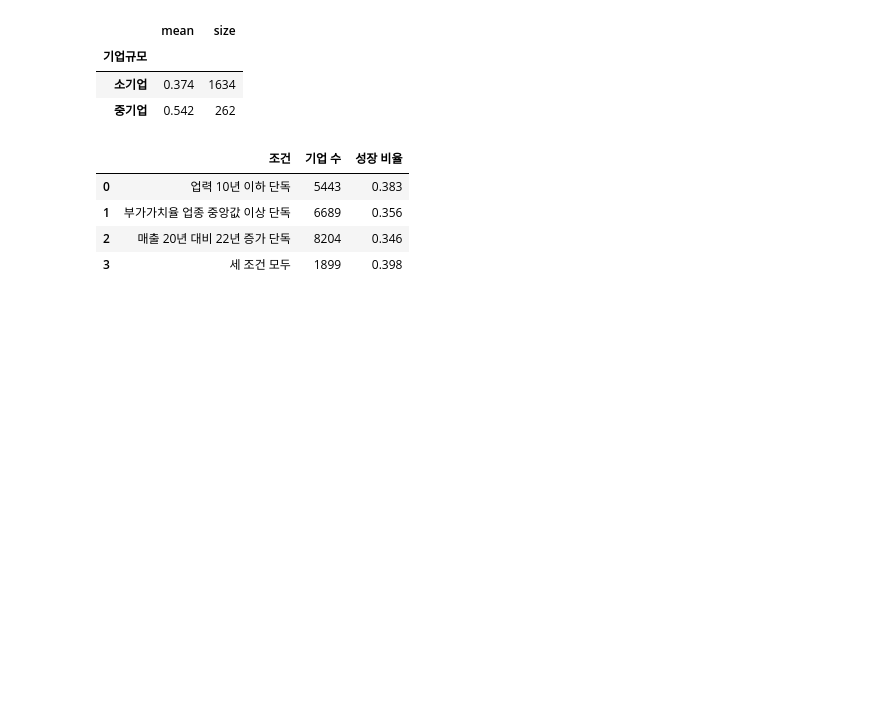
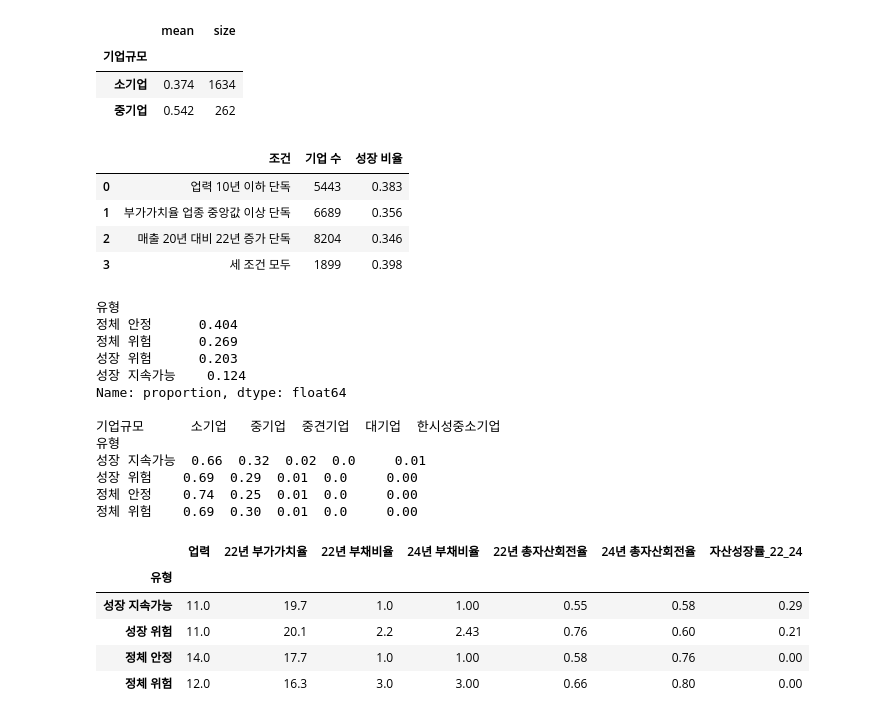
Before and after one commit to JeongHyck06/2026-2_DS_Hackathon, a Jupyter notebook: notebooks/strategy.ipynb, the cells around one changed output. Saved outputs shown, nothing was run; the diff lists cells and outputs as text; code cells hidden in the pictures; blank space fills up the shorter version.

```diff
--- a/notebooks/strategy.ipynb
+++ b/notebooks/strategy.ipynb
@@ -188,3 +191,30 @@ pd.DataFrame(rows).round(3)
 | 1 | 부가가치율 업종 중앙값 이상 단독 | 6689 | 0.356 |
 | 2 | 매출 20년 대비 22년 증가 단독 | 8204 | 0.346 |
 | 3 | 세 조건 모두 | 1899 | 0.398 |
+# %%
+# 성장 x 지속가능 유형별 특성. 어떤 기업이 성장 위험 유형에 많은지
+cols = ["업력", "22년 부가가치율", "22년 부채비율", "24년 부채비율", "22년 총자산회전율", "24년 총자산회전율", "자산성장률_22_24"]
+print(df["유형"].value_counts(normalize=True).round(3))
+print()
+print(pd.crosstab(df["유형"], df["기업규모"], normalize="index").round(2))
+df.groupby("유형", observed=True)[cols].median().round(2)
+# %% [output]
+유형
+정체 안정      0.404
+정체 위험      0.269
+성장 위험      0.203
+성장 지속가능    0.124
+Name: proportion, dtype: float64
+
+기업규모      소기업   중기업  중견기업  대기업  한시성중소기업
+유형
+성장 지속가능  0.66  0.32  0.02  0.0     0.01
+성장 위험    0.69  0.29  0.01  0.0     0.00
+정체 안정    0.74  0.25  0.01  0.0     0.00
+정체 위험    0.69  0.30  0.01  0.0     0.00
+|  | 업력 | 22년 부가가치율 | 22년 부채비율 | 24년 부채비율 | 22년 총자산회전율 | 24년 총자산회전율 | 자산성장률_22_24 |
+| 유형 |  |  |  |  |  |  |  |
+| 성장 지속가능 | 11.0 | 19.7 | 1.0 | 1.00 | 0.55 | 0.58 | 0.29 |
+| 성장 위험 | 11.0 | 20.1 | 2.2 | 2.43 | 0.76 | 0.60 | 0.21 |
+| 정체 안정 | 14.0 | 17.7 | 1.0 | 1.00 | 0.58 | 0.76 | 0.00 |
+| 정체 위험 | 12.0 | 16.3 | 3.0 | 3.00 | 0.66 | 0.80 | 0.00 |
```
Also changed, not shown: parts of 5 cells of this notebook.
